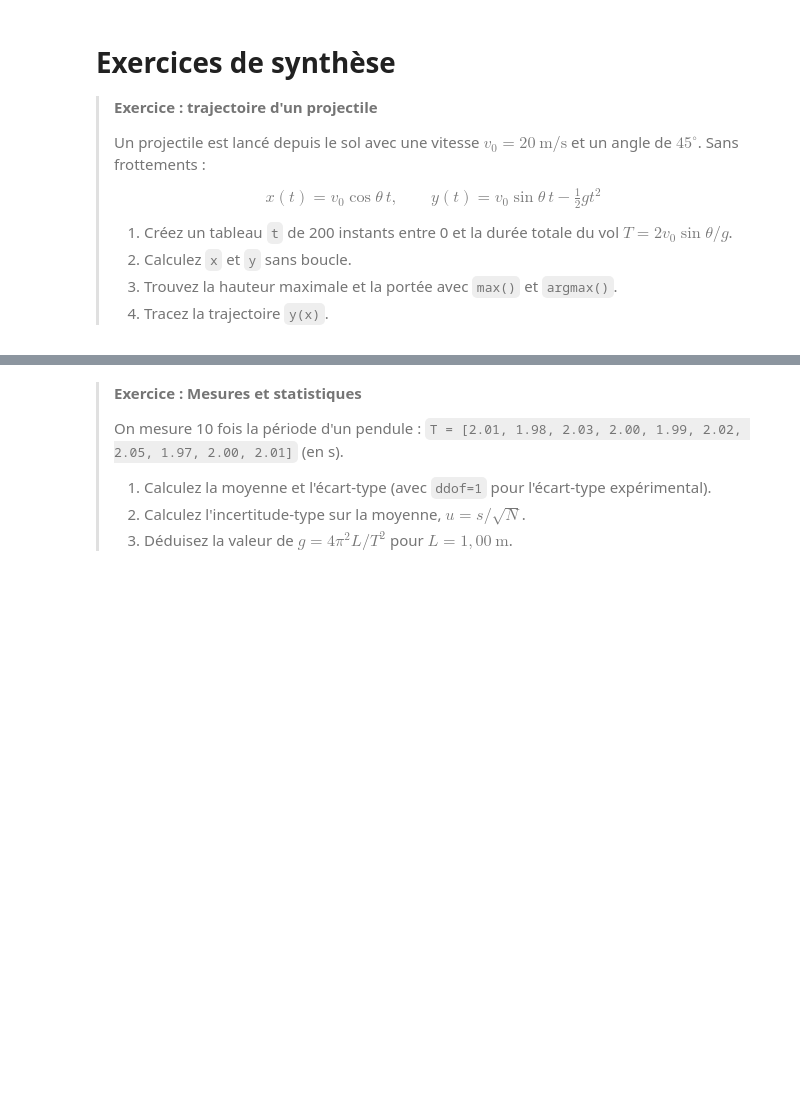
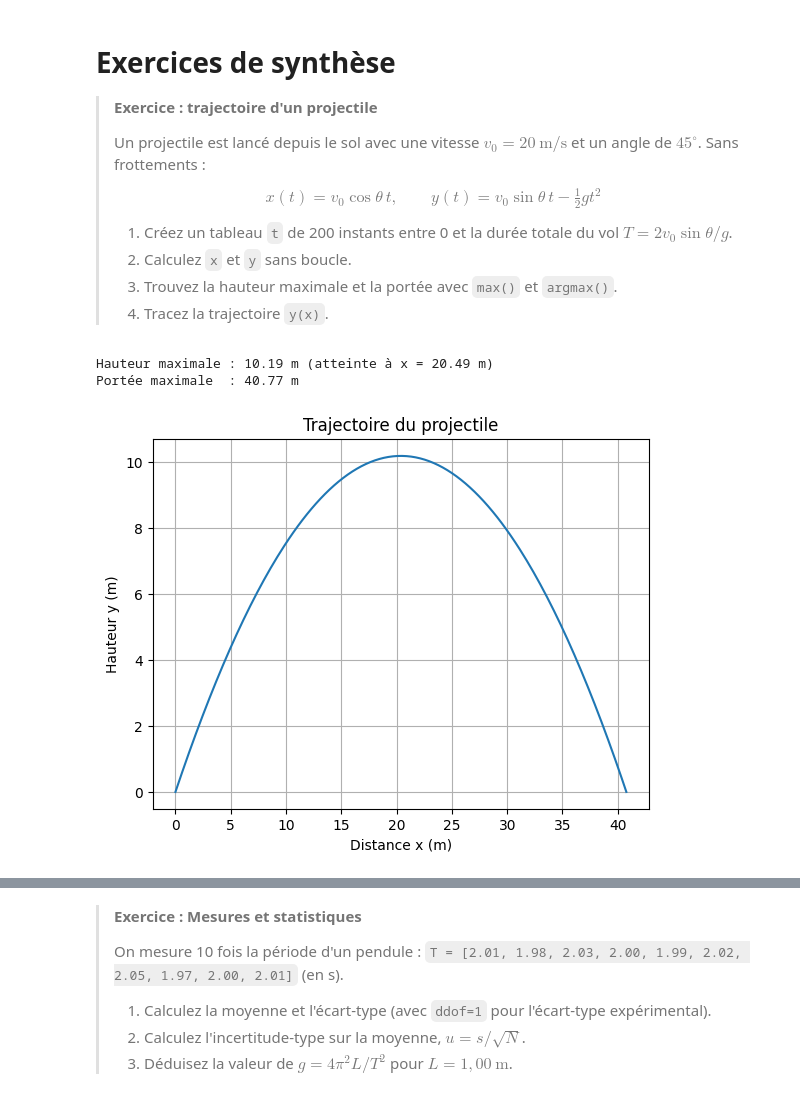
Before and after one commit to hanaefakri/M5_PythonPourLaPhysique, a Jupyter notebook: 03_numpy.ipynb, the cells around one changed output, grey strips where cells are left out. Saved outputs shown, nothing was run; the diff lists cells and outputs as text; code cells hidden in the pictures; blank space fills up the shorter version.

```diff
--- a/03_numpy.ipynb
+++ b/03_numpy.ipynb
@@ -1086,3 +1873,40 @@ j_max, j_min
+# %%
+# Votre code ici
+import numpy as np
+import matplotlib.pyplot as plt
+
+# Paramètres
+v0 = 20.0
+theta = np.radians(45)
+g = 9.81
+
+# 1. Tableau t de 200 instants
+T = 2 * v0 * np.sin(theta) / g
+t = np.linspace(0, T, 200)
+
+# 2. Calcul de x et y sans boucle
+x = v0 * np.cos(theta) * t
+y = v0 * np.sin(theta) * t - 0.5 * g * t**2
+
+# 3. Hauteur maximale et portée
+h_max = np.max(y)
+idx_max = np.argmax(y)
+portee = x[-1]
+
+print(f"Hauteur maximale : {h_max:.2f} m (atteinte à x = {x[idx_max]:.2f} m)")
+print(f"Portée maximale  : {portee:.2f} m")
+
+# 4. Tracé de la trajectoire y(x)
+plt.plot(x, y)
+plt.title("Trajectoire du projectile")
+plt.xlabel("Distance x (m)")
+plt.ylabel("Hauteur y (m)")
+plt.grid(True)
+plt.show()
+# %% [output]
+Hauteur maximale : 10.19 m (atteinte à x = 20.49 m)
+Portée maximale  : 40.77 m
+[figure, added]
 # %%
 #@title Solution { display-mode: "form" }
 g, v0, theta = 9.81, 20.0, np.radians(45)
```
Also changed, not shown: parts of 189 cells of this notebook.
